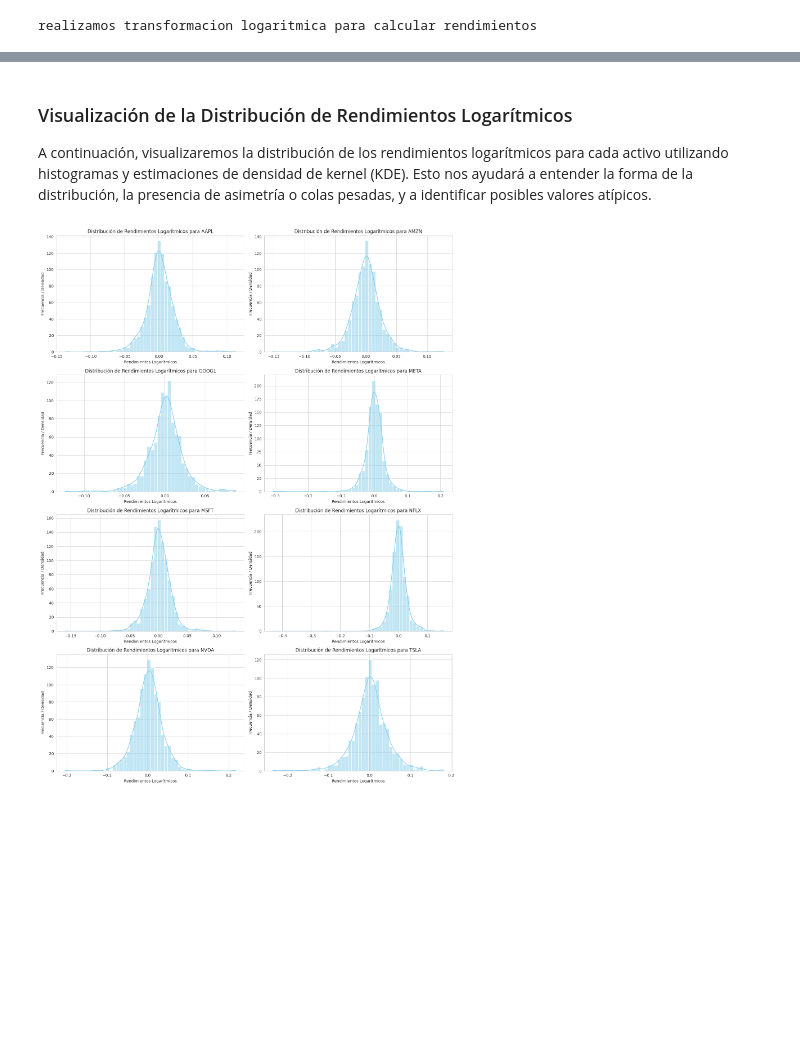
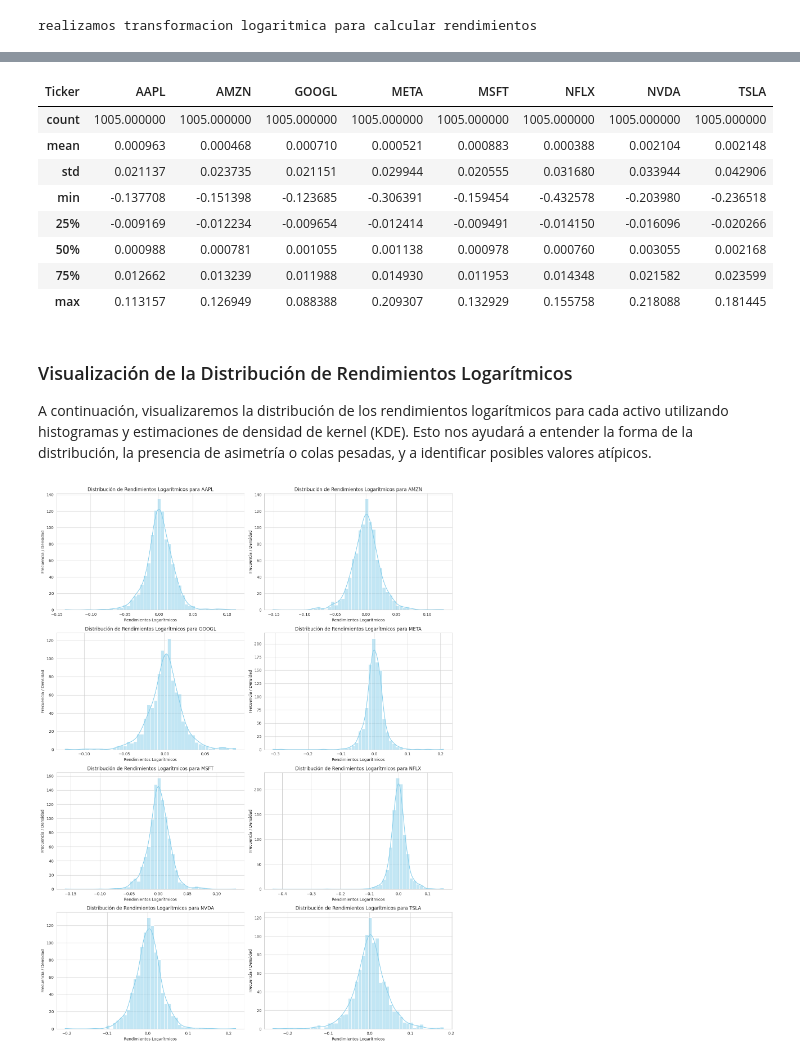
Before and after one commit to mcabeza-gif/Modelado-de-Datos, a Jupyter notebook: modelado_de_datos_.ipynb, the cells around one changed output, grey strips where cells are left out. Cells and saved outputs as stored; diff of their text form; code cells hidden in the pictures; blank space fills up the shorter version.

```diff
--- a/modelado_de_datos_.ipynb
+++ b/modelado_de_datos_.ipynb
@@ -60,0 +93,16 @@ display(close_prices.head())
+# %%
+import yfinance as yf
+import pandas as pd
+
+# Definir los tickers de 8 activos tecnológicos
+tech_tickers = ['AAPL', 'MSFT', 'AMZN', 'GOOGL', 'META', 'NVDA', 'TSLA', 'NFLX']
+
+# Descargar datos históricos para los tickers (asegurando que close_prices esté disponible)
+data = yf.download(tech_tickers, start='2020-01-01', end='2023-12-31', progress=False)
+close_prices = data['Close']
+
+print('Forma del DataFrame de precios de cierre:', close_prices.shape)
+print('\nInformación general del DataFrame:')
+display(close_prices.info())
+print('\nPrimeras 5 filas del DataFrame de precios de cierre:')
+display(close_prices.head())
@@ -99,3 +188,15 @@ display(eda_stats)
+# %%
+display(eda_stats)
+# %% [output]
+| Ticker | AAPL | AMZN | GOOGL | META | MSFT | NFLX | NVDA | TSLA |
+| count | 1005.000000 | 1005.000000 | 1005.000000 | 1005.000000 | 1005.000000 | 1005.000000 | 1005.000000 | 1005.000000 |
+| mean | 0.000963 | 0.000468 | 0.000710 | 0.000521 | 0.000883 | 0.000388 | 0.002104 | 0.002148 |
+| std | 0.021137 | 0.023735 | 0.021151 | 0.029944 | 0.020555 | 0.031680 | 0.033944 | 0.042906 |
+| min | -0.137708 | -0.151398 | -0.123685 | -0.306391 | -0.159454 | -0.432578 | -0.203980 | -0.236518 |
+| 25% | -0.009169 | -0.012234 | -0.009654 | -0.012414 | -0.009491 | -0.014150 | -0.016096 | -0.020266 |
+| 50% | 0.000988 | 0.000781 | 0.001055 | 0.001138 | 0.000978 | 0.000760 | 0.003055 | 0.002168 |
+| 75% | 0.012662 | 0.013239 | 0.011988 | 0.014930 | 0.011953 | 0.014348 | 0.021582 | 0.023599 |
+| max | 0.113157 | 0.126949 | 0.088388 | 0.209307 | 0.132929 | 0.155758 | 0.218088 | 0.181445 |
 # %% [markdown]
 ### Visualización de la Distribución de Rendimientos Logarítmicos
 
```
Also changed, not shown: parts of 12 cells of this notebook.
